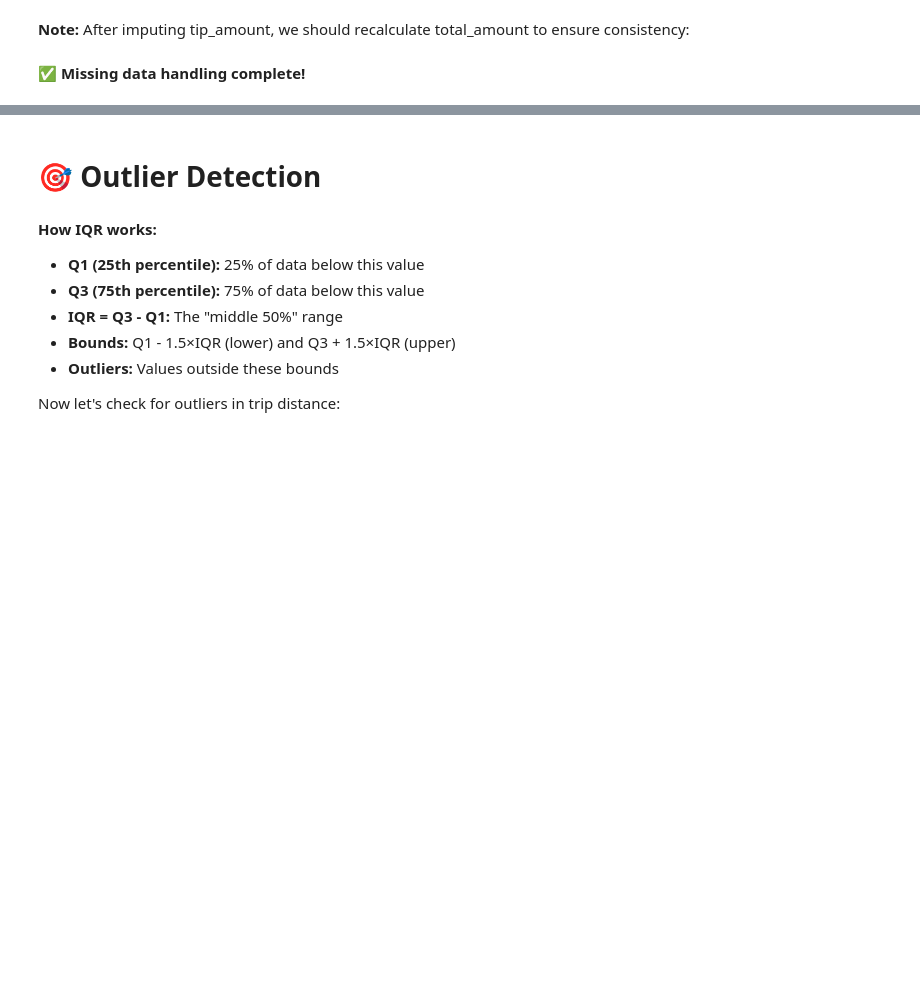
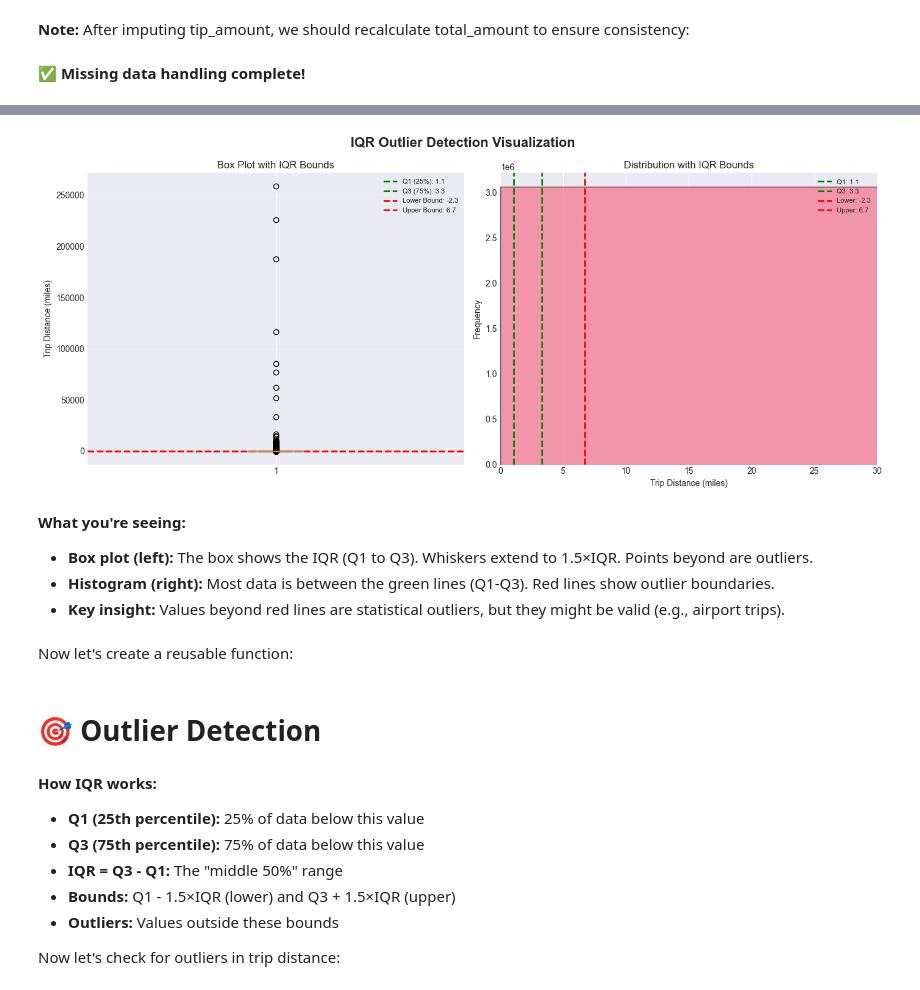
Before and after one commit to christopherseaman/datasci_217, a Jupyter notebook: 11/demo/01_setup.ipynb, the cells around one changed output, grey strips where cells are left out. Cells and saved outputs as stored; diff of their text form; code cells hidden in the pictures; blank space fills up the shorter version.

```diff
--- a/11/demo/01_setup.ipynb
+++ b/11/demo/01_setup.ipynb
@@ -712,3 +802,50 @@ Let's use the IQR (Interquartile Range) method, which is robust and doesn't assu
+# %%
+# Visualize IQR outlier detection
+fig, axes = plt.subplots(1, 2, figsize=(14, 6))
+fig.suptitle('IQR Outlier Detection Visualization', fontsize=16, fontweight='bold')
+
+# Left: Boxplot (shows IQR visually)
+axes[0].boxplot(df['trip_distance'].dropna(), vert=True)
+axes[0].axhline(Q1, color='green', linestyle='--', linewidth=2, label=f'Q1 (25%): {Q1:.1f}')
+axes[0].axhline(Q3, color='green', linestyle='--', linewidth=2, label=f'Q3 (75%): {Q3:.1f}')
+axes[0].axhline(Q1 - 1.5*IQR, color='red', linestyle='--', linewidth=2, label=f'Lower Bound: {Q1-1.5*IQR:.1f}')
+axes[0].axhline(Q3 + 1.5*IQR, color='red', linestyle='--', linewidth=2, label=f'Upper Bound: {Q3+1.5*IQR:.1f}')
+axes[0].set_ylabel('Trip Distance (miles)')
+axes[0].set_title('Box Plot with IQR Bounds')
+axes[0].legend(loc='upper right', fontsize=8)
+axes[0].grid(True, alpha=0.3, axis='y')
+
+# Right: Histogram with bounds
+axes[1].hist(df['trip_distance'], bins=100, alpha=0.7, edgecolor='black')
+axes[1].axvline(Q1, color='green', linestyle='--', linewidth=2, label=f'Q1: {Q1:.1f}')
+axes[1].axvline(Q3, color='green', linestyle='--', linewidth=2, label=f'Q3: {Q3:.1f}')
+axes[1].axvline(Q1 - 1.5*IQR, color='red', linestyle='--', linewidth=2, label=f'Lower: {Q1-1.5*IQR:.1f}')
+axes[1].axvline(Q3 + 1.5*IQR, color='red', linestyle='--', linewidth=2, label=f'Upper: {Q3+1.5*IQR:.1f}')
+axes[1].set_xlabel('Trip Distance (miles)')
+axes[1].set_ylabel('Frequency')
+axes[1].set_title('Distribution with IQR Bounds')
+axes[1].legend(loc='upper right', fontsize=8)
+axes[1].grid(True, alpha=0.3, axis='y')
+axes[1].set_xlim(0, 30)  # Zoom in to see pattern clearly
+
+plt.tight_layout()
+plt.show()
+
+display(Markdown("""
+**What you're seeing:**
+- **Box plot (left):** The box shows the IQR (Q1 to Q3). Whiskers extend to 1.5×IQR. Points beyond are outliers.
+- **Histogram (right):** Most data is between the green lines (Q1-Q3). Red lines show outlier boundaries.
+- **Key insight:** Values beyond red lines are statistical outliers, but they might be valid (e.g., airport trips).
+"""))
+# %% [output]
+[figure, added]
+
+**What you're seeing:**
+- **Box plot (left):** The box shows the IQR (Q1 to Q3). Whiskers extend to 1.5×IQR. Points beyond are outliers.
+- **Histogram (right):** Most data is between the green lines (Q1-Q3). Red lines show outlier boundaries.
+- **Key insight:** Values beyond red lines are statistical outliers, but they might be valid (e.g., airport trips).
+# %% [markdown]
+Now let's create a reusable function:
 # %%
 display(Markdown("# 🎯 Outlier Detection"))
 
```
Also changed, not shown: parts of 18 cells of this notebook, 19 other files.
